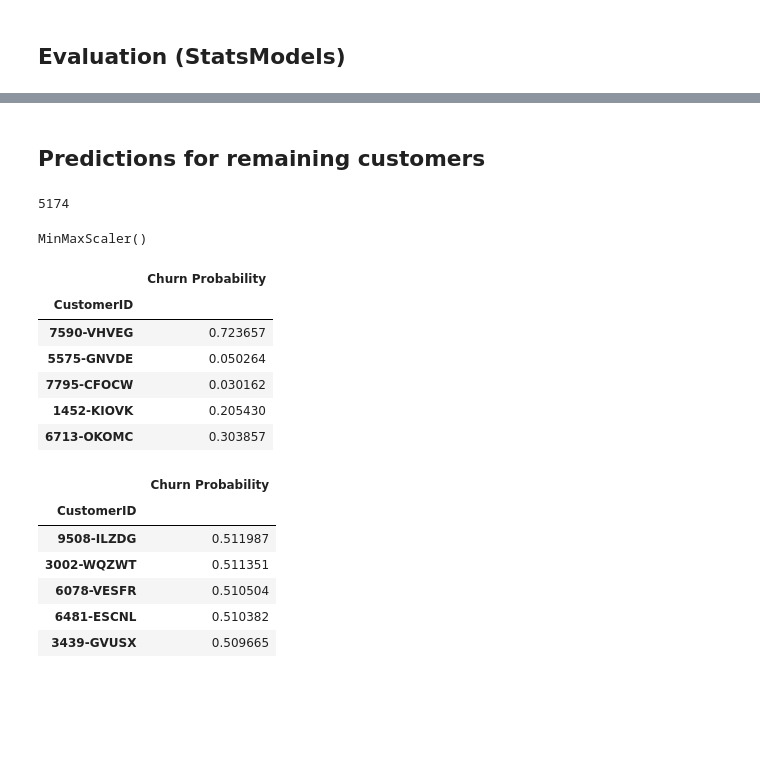
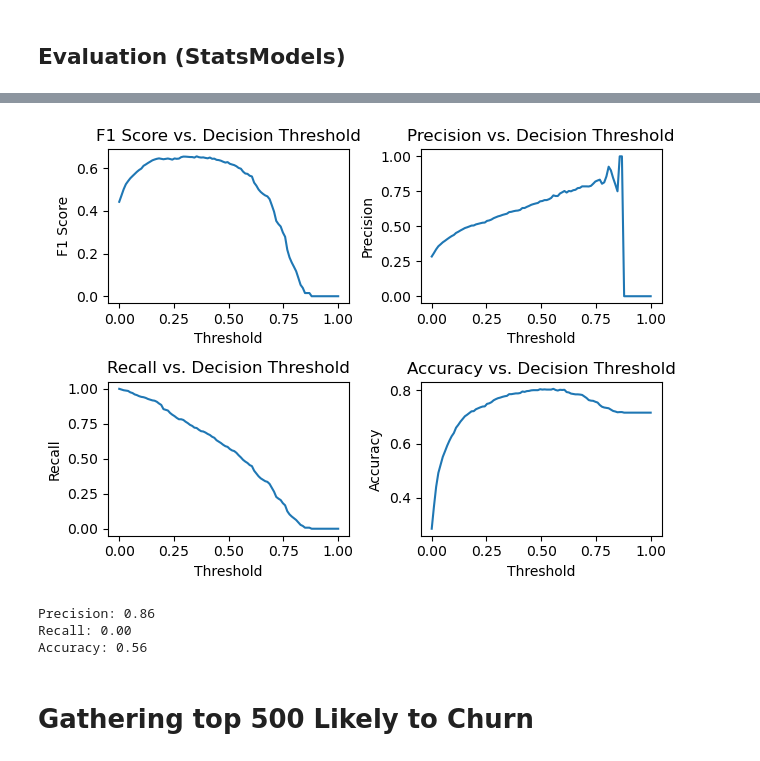
Before and after one commit to Aurelius-Blackwell/Customer_retention_analysis, a Jupyter notebook: Logreg V3.ipynb, the cells around one changed output, grey strips where cells are left out. Drawn from its saved outputs; the diff is of its cells as text; code cells hidden in the pictures; blank space fills up the shorter version.

```diff
--- a/Logreg V3.ipynb
+++ b/Logreg V3.ipynb
@@ -349,2 +412,0 @@ The F1-score of your model is: 0.6531073446327683
-# %% [markdown]
-## Predictions for remaining customers
@@ -355,4 +412,0 @@ swan_remain = swan[~mask]
-# %%
-len(swan_remain)
-# %% [output]
-5174
@@ -365,5 +412,0 @@ swan_remain_fe.drop(columns='Churn Value',inplace=True)
-# %%
-minmax = MinMaxScaler() ## Initialise scaler
-minmax.fit(swan_remain_fe)
-# %% [output]
-MinMaxScaler()
@@ -372,11 +412,0 @@ swan_remain_fe_scaled[list(swan_remain_fe.columns)] = minmax.transform(swan_rema
-# %%
-remain_list = pd.DataFrame()
-remain_list['Churn Probability'] = result.predict(swan_remain_fe_scaled)
-# %% [output]
-|  | Churn Probability |
-| CustomerID |  |
-| 7590-VHVEG | 0.723657 |
-| 5575-GNVDE | 0.050264 |
-| 7795-CFOCW | 0.030162 |
-| 1452-KIOVK | 0.205430 |
-| 6713-OKOMC | 0.303857 |
@@ -385,10 +413,46 @@ Most_at_risk = remain_list.sort_values('Churn Probability',ascending=False).head
-# %%
-Most_at_risk.tail()
-# %% [output]
-|  | Churn Probability |
-| CustomerID |  |
-| 9508-ILZDG | 0.511987 |
-| 3002-WQZWT | 0.511351 |
-| 6078-VESFR | 0.510504 |
-| 6481-ESCNL | 0.510382 |
-| 3439-GVUSX | 0.509665 |
+# %%
+thresholds = np.linspace(0, 1, 100)
+f1s = [metrics.f1_score(y_test, (results_test.y_test_prob>t).astype(int)) for t in thresholds]
+precisions = [metrics.precision_score(y_test, (results_test.y_test_prob>t).astype(int)) for t in thresholds]
+recalls = [metrics.recall_score(y_test, (results_test.y_test_prob>t).astype(int)) for t in thresholds]
+accuracies = [metrics.accuracy_score(y_test, (results_test.y_test_prob>t).astype(int)) for t in thresholds]
+
+plt.subplot(2,2,1)
+sns.lineplot(x=thresholds,y = f1s)
+plt.xlabel("Threshold")
+plt.ylabel("F1 Score")
+plt.title("F1 Score vs. Decision Threshold")
+
+
+plt.subplot(2,2,2)
+sns.lineplot(x=thresholds, y = precisions)
+plt.xlabel("Threshold")
+plt.ylabel("Precision")
+plt.title("Precision vs. Decision Threshold")
+
+plt.subplot(2,2,3)
+sns.lineplot(x=thresholds, y= recalls)
+plt.xlabel("Threshold")
+plt.ylabel("Recall")
+plt.title("Recall vs. Decision Threshold")
+
+plt.subplot(2,2,4)
+sns.lineplot(x=thresholds, y=accuracies)
+plt.xlabel("Threshold")
+plt.ylabel("Accuracy")
+plt.title("Accuracy vs. Decision Threshold")
+
+
+plt.tight_layout()
+# %% [output]
+[figure, added]
+# %%
+print(f"Precision: {thresholds[np.argmax(precisions)]:.2f}")
+print(f"Recall: {thresholds[np.argmax(recalls)]:.2f}")
+print(f"Accuracy: {thresholds[np.argmax(accuracies)]:.2f}")
+# %% [output]
+Precision: 0.86
+Recall: 0.00
+Accuracy: 0.56
+# %% [markdown]
+# **Gathering top 500 Likely to Churn**
```
Also changed, not shown: parts of 59 cells of this notebook.
